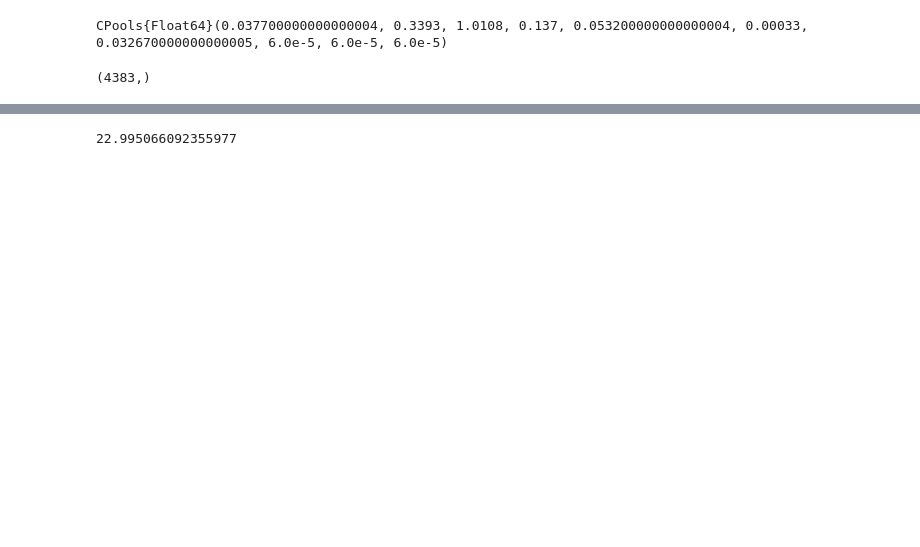
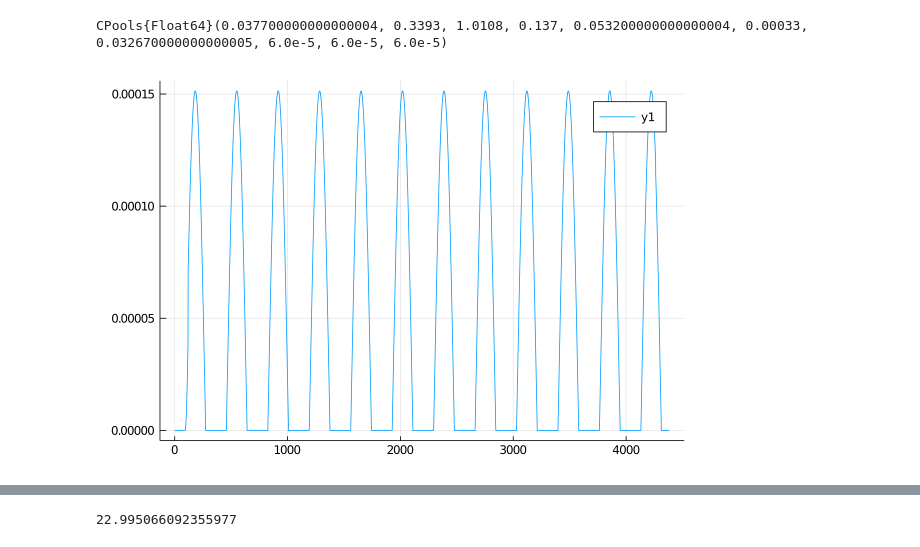
Before and after one commit to zshigrit/ecosystem_julia, a Jupyter notebook: testing2.ipynb, the cells around one changed output, grey strips where cells are left out. Saved outputs shown, nothing was run; the diff lists cells and outputs as text; code cells hidden in the pictures; blank space fills up the shorter version.

```diff
--- a/testing2.ipynb
+++ b/testing2.ipynb
@@ -411,11 +422,11 @@ litter_dom_array  = SIN_input .* f_l_dom/depth;
 # %%
 using Plots
 x=1:length(SIN_input); y = SIN_input/depth
 plot(x, y)
 
-size(SIN_input)
+# size(SIN_input)
 # %% [output]
-(4383,)
+[figure, added]
 # %%
 record_POMh = []
 record_POMo = []
```
Also changed, not shown: parts of 7 cells of this notebook, 1 other file.
